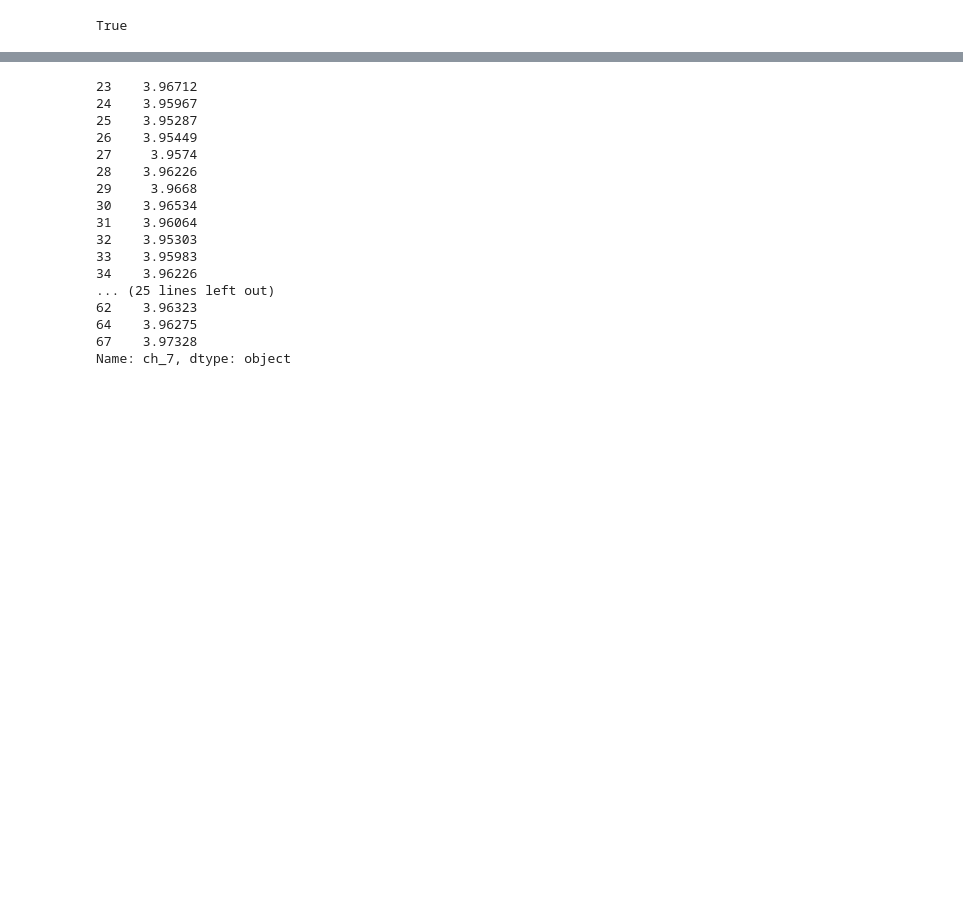
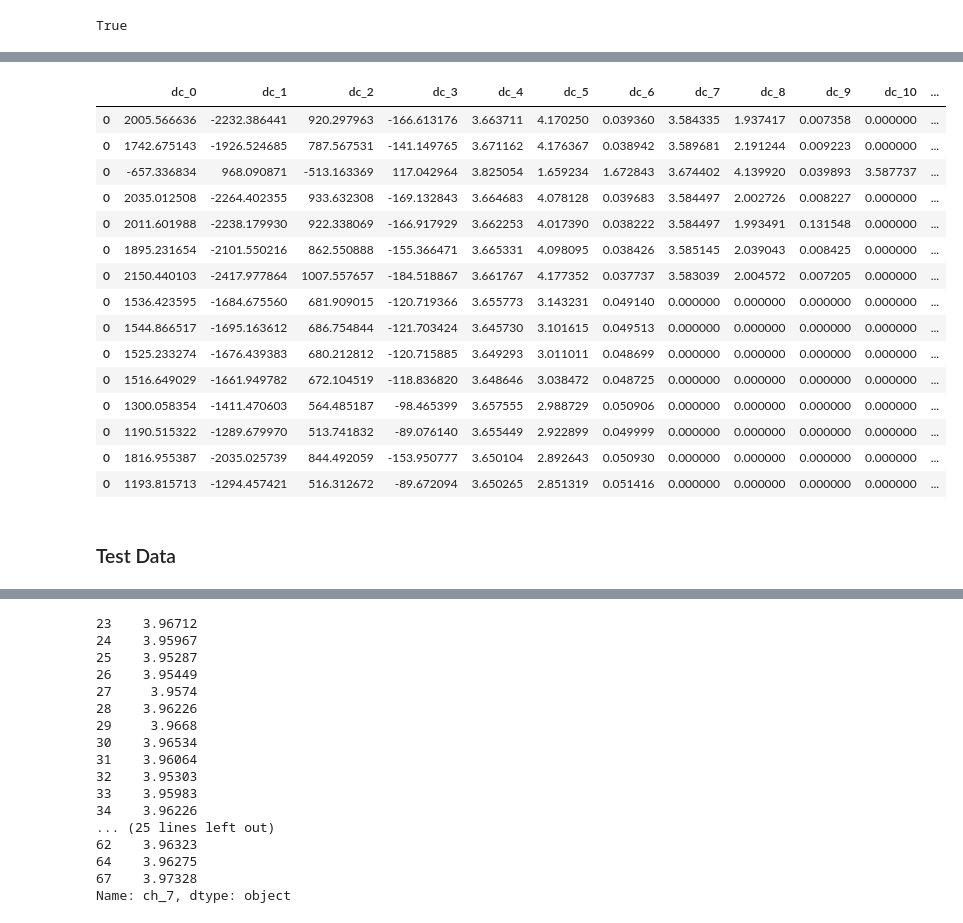
Before and after one commit to nicolet5/DiffCapAnalyzer, a Jupyter notebook: chachies/FittingFunctionDev.ipynb, the cells around one changed output, grey strips where cells are left out. Drawn from its saved outputs; the diff is of its cells as text; code cells hidden in the pictures; blank space fills up the shorter version.

Commit message:
cleaning/data for Sarah

```diff
--- a/chachies/FittingFunctionDev.ipynb
+++ b/chachies/FittingFunctionDev.ipynb
@@ -91,0 +122,3 @@ Fitting battery: 1_23_14_1C_Cycle d
+# %%
+import descriptors
+df_ch_list = descriptors.df_generate('NLT_Test/Clean_Separated_Cycles', 'd')
@@ -91,0 +146,21 @@ Fitting battery: 1_23_14_1C_Cycle d
+# %%
+df_ch_list
+# %% [output]
+|  | dc_0 | dc_1 | dc_2 | dc_3 | dc_4 | dc_5 | dc_6 | dc_7 | dc_8 | dc_9 | dc_10 | ... |
+| 0 | 2005.566636 | -2232.386441 | 920.297963 | -166.613176 | 3.663711 | 4.170250 | 0.039360 | 3.584335 | 1.937417 | 0.007358 | 0.000000 | ... |
+| 0 | 1742.675143 | -1926.524685 | 787.567531 | -141.149765 | 3.671162 | 4.176367 | 0.038942 | 3.589681 | 2.191244 | 0.009223 | 0.000000 | ... |
+| 0 | -657.336834 | 968.090871 | -513.163369 | 117.042964 | 3.825054 | 1.659234 | 1.672843 | 3.674402 | 4.139920 | 0.039893 | 3.587737 | ... |
+| 0 | 2035.012508 | -2264.402355 | 933.632308 | -169.132843 | 3.664683 | 4.078128 | 0.039683 | 3.584497 | 2.002726 | 0.008227 | 0.000000 | ... |
+| 0 | 2011.601988 | -2238.179930 | 922.338069 | -166.917929 | 3.662253 | 4.017390 | 0.038222 | 3.584497 | 1.993491 | 0.131548 | 0.000000 | ... |
+| 0 | 1895.231654 | -2101.550216 | 862.550888 | -155.366471 | 3.665331 | 4.098095 | 0.038426 | 3.585145 | 2.039043 | 0.008425 | 0.000000 | ... |
+| 0 | 2150.440103 | -2417.977864 | 1007.557657 | -184.518867 | 3.661767 | 4.177352 | 0.037737 | 3.583039 | 2.004572 | 0.007205 | 0.000000 | ... |
+| 0 | 1536.423595 | -1684.675560 | 681.909015 | -120.719366 | 3.655773 | 3.143231 | 0.049140 | 0.000000 | 0.000000 | 0.000000 | 0.000000 | ... |
+| 0 | 1544.866517 | -1695.163612 | 686.754844 | -121.703424 | 3.645730 | 3.101615 | 0.049513 | 0.000000 | 0.000000 | 0.000000 | 0.000000 | ... |
+| 0 | 1525.233274 | -1676.439383 | 680.212812 | -120.715885 | 3.649293 | 3.011011 | 0.048699 | 0.000000 | 0.000000 | 0.000000 | 0.000000 | ... |
+| 0 | 1516.649029 | -1661.949782 | 672.104519 | -118.836820 | 3.648646 | 3.038472 | 0.048725 | 0.000000 | 0.000000 | 0.000000 | 0.000000 | ... |
+| 0 | 1300.058354 | -1411.470603 | 564.485187 | -98.465399 | 3.657555 | 2.988729 | 0.050906 | 0.000000 | 0.000000 | 0.000000 | 0.000000 | ... |
+| 0 | 1190.515322 | -1289.679970 | 513.741832 | -89.076140 | 3.655449 | 2.922899 | 0.049999 | 0.000000 | 0.000000 | 0.000000 | 0.000000 | ... |
+| 0 | 1816.955387 | -2035.025739 | 844.492059 | -153.950777 | 3.650104 | 2.892643 | 0.050930 | 0.000000 | 0.000000 | 0.000000 | 0.000000 | ... |
+| 0 | 1193.815713 | -1294.457421 | 516.312672 | -89.672094 | 3.650265 | 2.851319 | 0.051416 | 0.000000 | 0.000000 | 0.000000 | 0.000000 | ... |
+# %% [markdown]
+### Test Data
```
Also changed, not shown: parts of 12 cells of this notebook, 2 other files.
